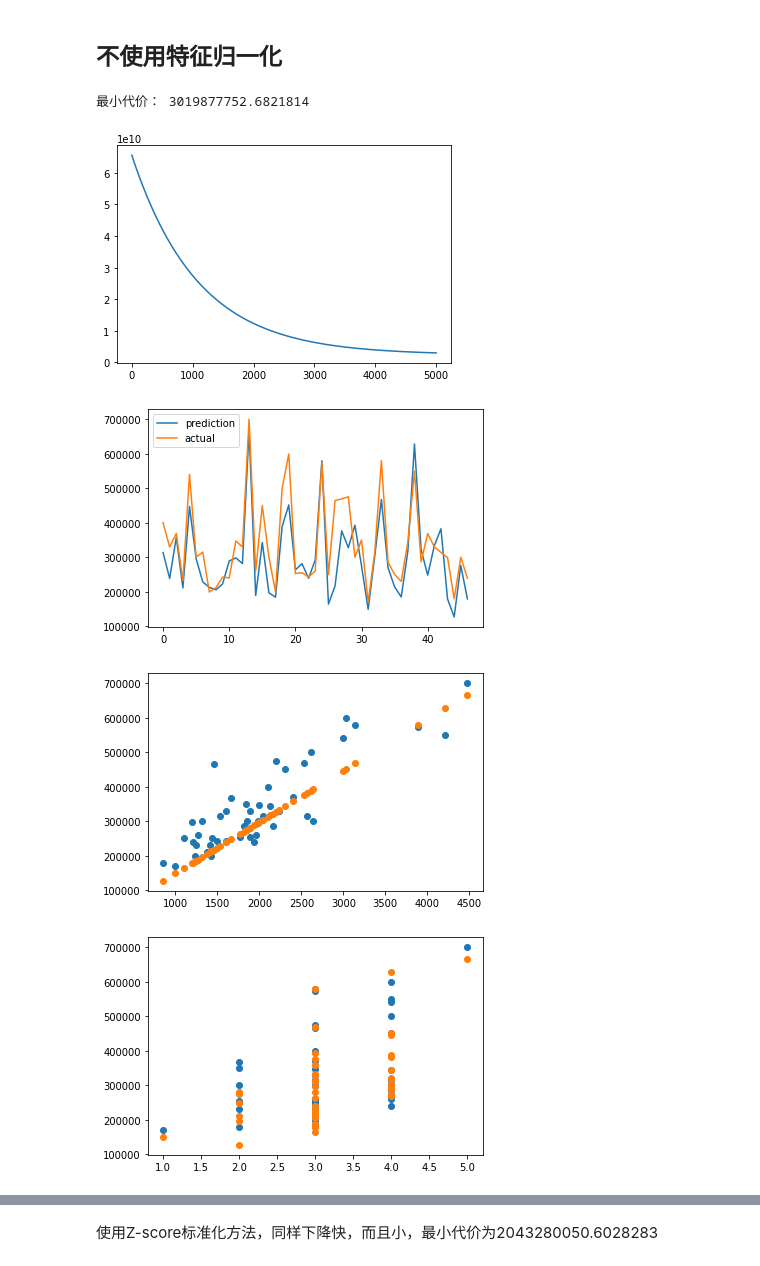
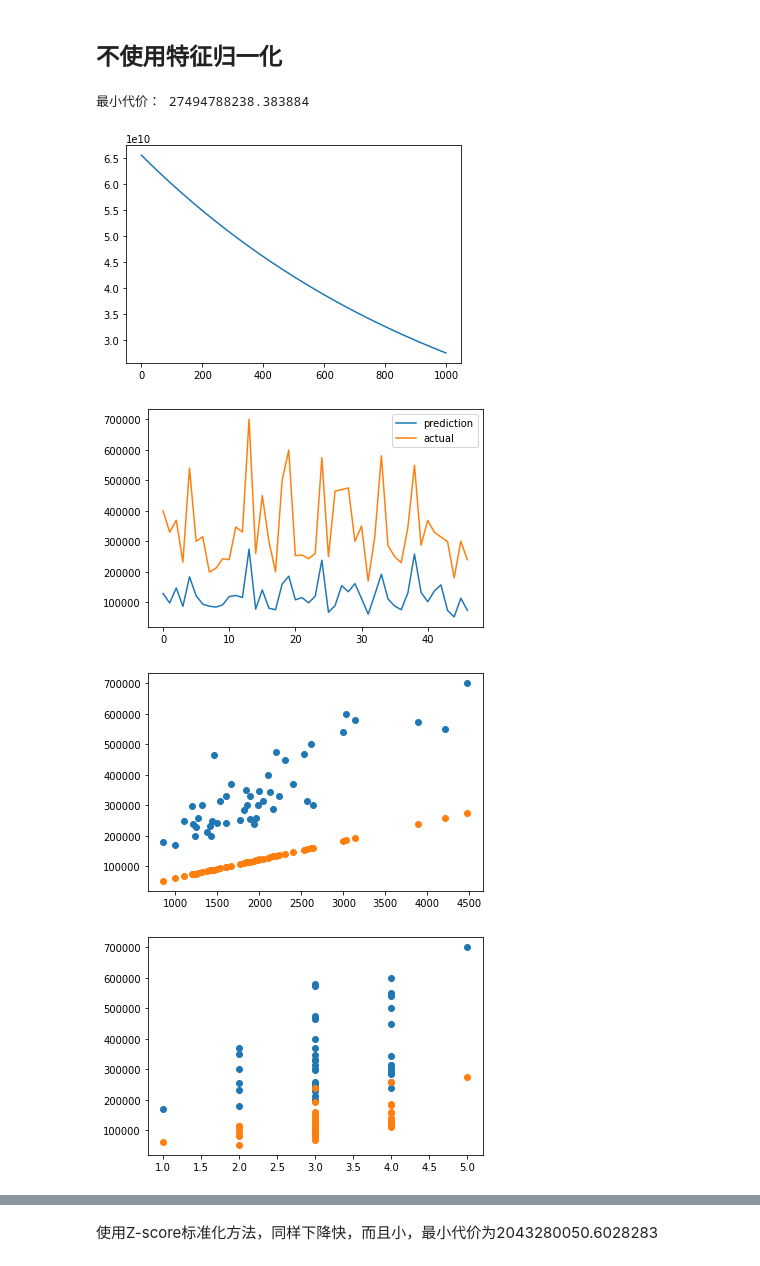
Before and after one commit to keptupp/MachineClass, a Jupyter notebook: exercise_2/mycode.ipynb, the cells around one changed output, grey strips where cells are left out. Cells and saved outputs as stored; diff of their text form; code cells hidden in the pictures.

```diff
--- a/exercise_2/mycode.ipynb
+++ b/exercise_2/mycode.ipynb
@@ -59,13 +59,13 @@ def test(x,y,theta):
 ## 不使用特征归一化
 # %%
 x,y,theta=getData()
-theta_no_feature_normalization=main(5000,0.0000000001,0,x,y,theta)
+theta_no_feature_normalization=main(1000,0.0000000001,0,x,y,theta)
 test(x,y,theta_no_feature_normalization)
 # %% [output]
-最小代价： 3019877752.6821814
+最小代价： 27494788238.383884
-[figure, old version]
+[figure, new version]
-[figure, old version]
+[figure, new version]
-[figure, old version]
+[figure, new version]
-[figure, old version]
+[figure, new version]
 # %% [markdown]
 观察可知，当不使用特征归一化时，需要步长很小才能使下降不易越过代价最低点
```
Also changed, not shown: parts of 7 cells of this notebook.
